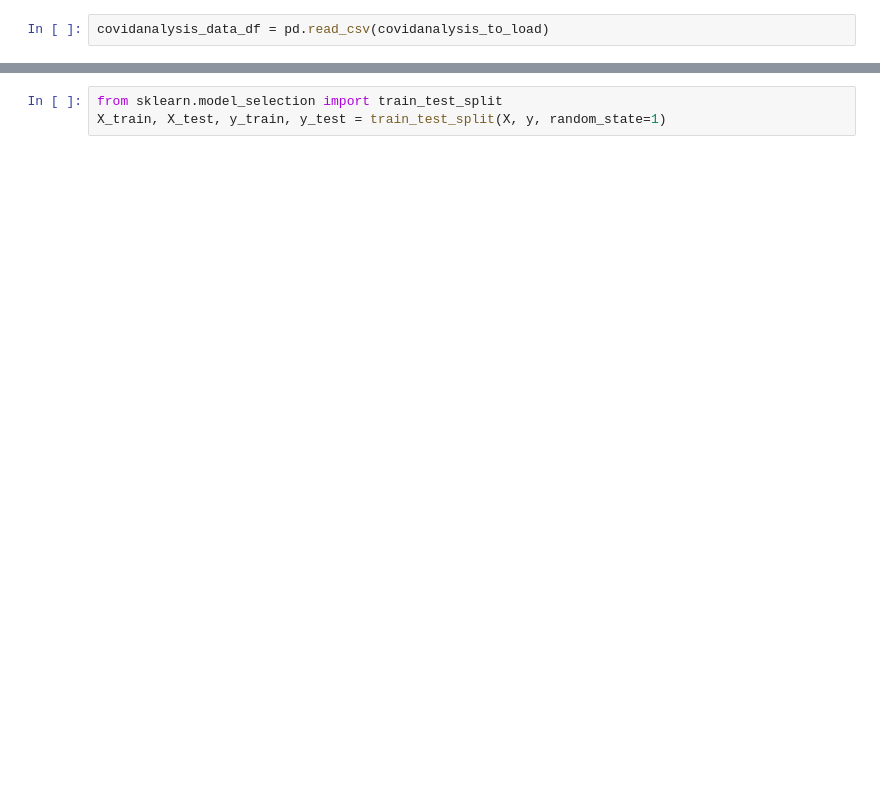
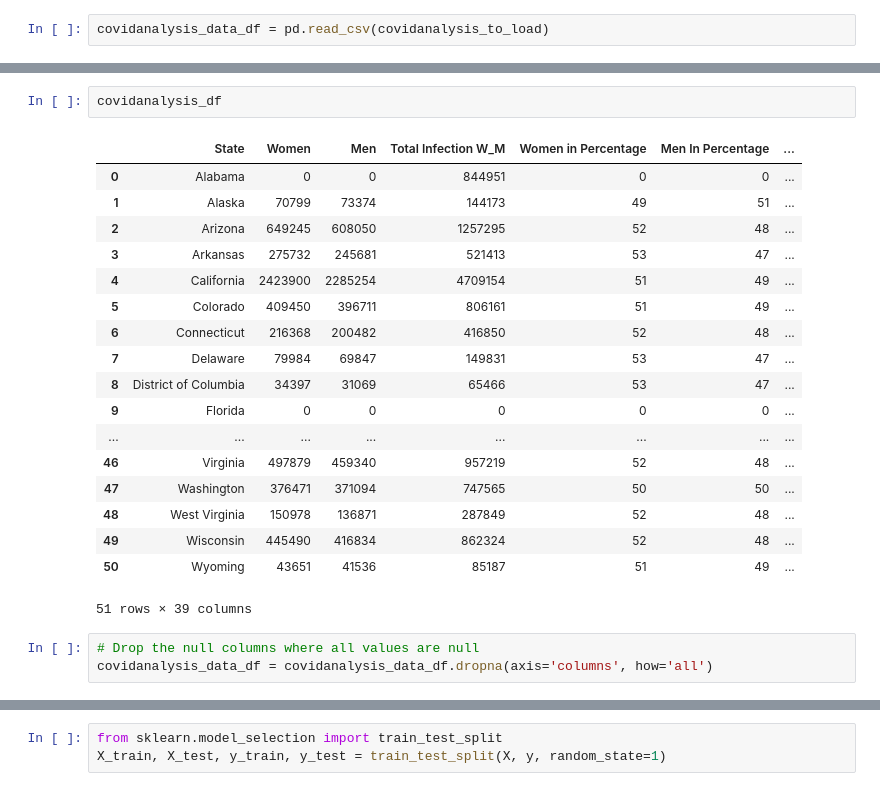
Before and after one commit to antirose/CovidInfectionAnalysis, a Jupyter notebook: machine learning model/machine_learning.ipynb, the cells around one changed output, grey strips where cells are left out. Cells and saved outputs as stored; diff of their text form; blank space fills up the shorter version.

```diff
--- a/machine learning model/machine_learning.ipynb
+++ b/machine learning model/machine_learning.ipynb
@@ -84,0 +66,24 @@ covidanalysis_data_df.fillna(0)
+# %%
+covidanalysis_df
+# %% [output]
+|  | State | Women | Men | Total Infection W_M | Women in Percentage | Men In Percentage | ... |
+| 0 | Alabama | 0 | 0 | 844951 | 0 | 0 | ... |
+| 1 | Alaska | 70799 | 73374 | 144173 | 49 | 51 | ... |
+| 2 | Arizona | 649245 | 608050 | 1257295 | 52 | 48 | ... |
+| 3 | Arkansas | 275732 | 245681 | 521413 | 53 | 47 | ... |
+| 4 | California | 2423900 | 2285254 | 4709154 | 51 | 49 | ... |
+| 5 | Colorado | 409450 | 396711 | 806161 | 51 | 49 | ... |
+| 6 | Connecticut | 216368 | 200482 | 416850 | 52 | 48 | ... |
+| 7 | Delaware | 79984 | 69847 | 149831 | 53 | 47 | ... |
+| 8 | District of Columbia | 34397 | 31069 | 65466 | 53 | 47 | ... |
+| 9 | Florida | 0 | 0 | 0 | 0 | 0 | ... |
+| ... | ... | ... | ... | ... | ... | ... | ... |
+| 46 | Virginia | 497879 | 459340 | 957219 | 52 | 48 | ... |
+| 47 | Washington | 376471 | 371094 | 747565 | 50 | 50 | ... |
+| 48 | West Virginia | 150978 | 136871 | 287849 | 52 | 48 | ... |
+| 49 | Wisconsin | 445490 | 416834 | 862324 | 52 | 48 | ... |
+| 50 | Wyoming | 43651 | 41536 | 85187 | 51 | 49 | ... |
+51 rows × 39 columns
+# %%
+# Drop the null columns where all values are null
+covidanalysis_data_df = covidanalysis_data_df.dropna(axis='columns', how='all')
```
Also changed, not shown: parts of 23 cells of this notebook, 10 other files.
